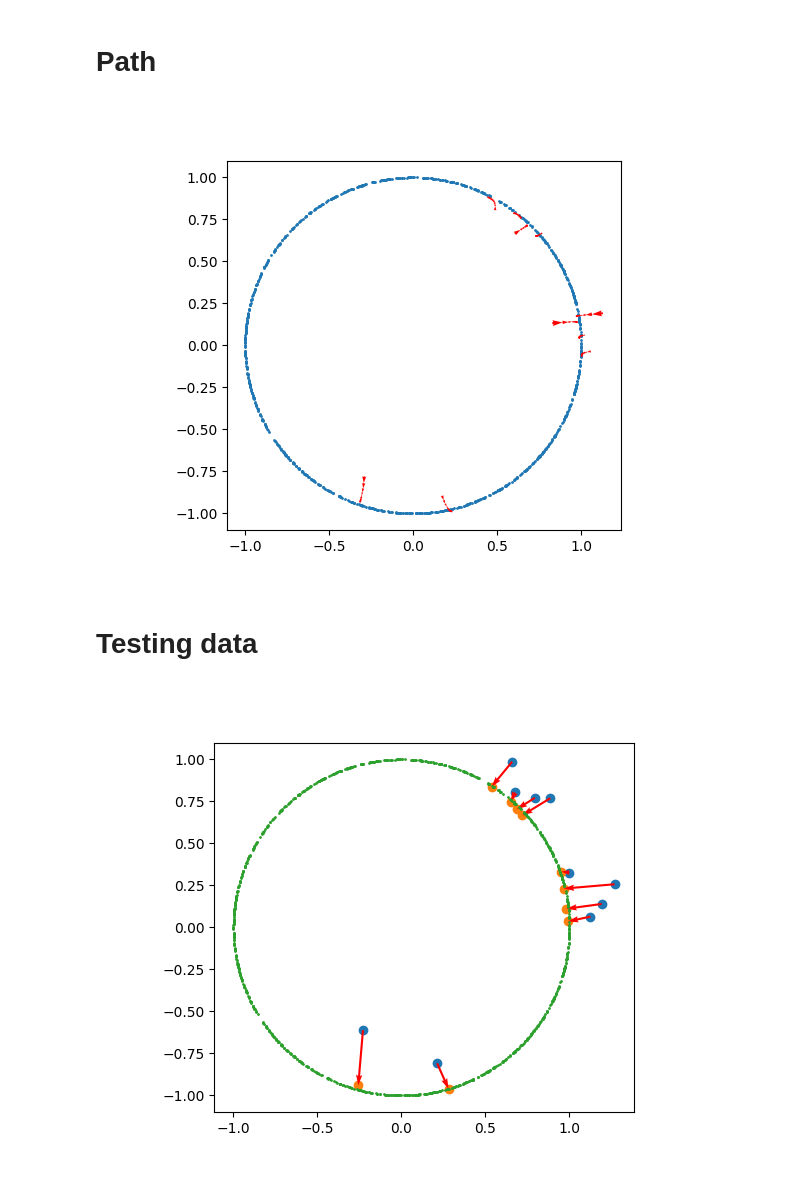
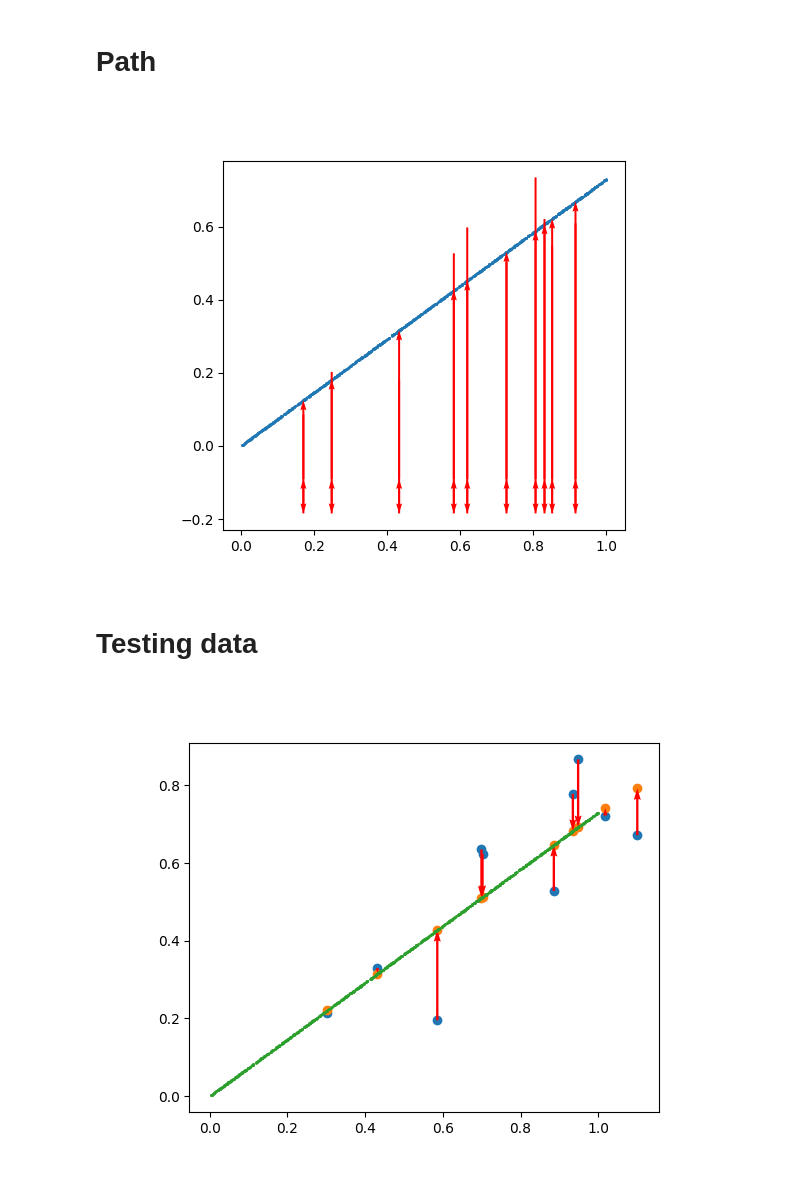
Before and after one commit to rcpaffenroth/iterativennsimple, a Jupyter notebook: notebooks/4-rcp-MLP.ipynb, the cells around one changed output. Drawn from its saved outputs; the diff is of its cells as text; code cells hidden in the pictures.

```diff
--- a/notebooks/4-rcp-MLP.ipynb
+++ b/notebooks/4-rcp-MLP.ipynb
@@ -138,6 +161,7 @@ plt.show()
 # %%
 plot_iterations = iterations
-mapped_tensor = z_start_tensor
+
+mapped_tensor = zh_start_tensor
 for i in range(plot_iterations):
     mapped_tensor = map(mapped_tensor)
 mapped_tensor = mapped_tensor.detach()
@@ -146,13 +170,13 @@ plot_points = 10
 
 plt.figure()
 
-plt.scatter(z_start_tensor[:plot_points,0], z_start_tensor[:plot_points,1])
-plt.scatter(mapped_tensor[:plot_points,0], mapped_tensor[:plot_points,1])
-dx = mapped_tensor[:plot_points,0]-z_start_tensor[:plot_points,0]
-dy = mapped_tensor[:plot_points,1]-z_start_tensor[:plot_points,1]
-plt.quiver(z_start_tensor[:plot_points,0], z_start_tensor[:plot_points,1], dx, dy, scale=1, scale_units='xy', angles='xy', color='r', width=0.005)
+plt.scatter(zh_start_tensor[:plot_points, x_idx], zh_start_tensor[:plot_points, y_idx])
+plt.scatter(mapped_tensor[:plot_points, x_idx], mapped_tensor[:plot_points, y_idx])
+dx = mapped_tensor[:plot_points, x_idx]-zh_start_tensor[:plot_points, x_idx]
+dy = mapped_tensor[:plot_points, y_idx]-zh_start_tensor[:plot_points, y_idx]
+plt.quiver(zh_start_tensor[:plot_points, x_idx], zh_start_tensor[:plot_points, y_idx], dx, dy, scale=1, scale_units='xy', angles='xy', color='r', width=0.005)
 
-plt.scatter(z_target_tensor[:,0], z_target_tensor[:,1], s=1)
+plt.scatter(zh_target_tensor[:, x_idx], zh_target_tensor[:, y_idx], s=1)
 plt.gca().set_aspect('equal')
 plt.show()
 # %% [output]
@@ -160,7 +184,7 @@ plt.show()
 # %% [markdown]
 # Path
 # %%
-mapped_tensors = [z_start_tensor]
+mapped_tensors = [zh_start_tensor]
 for i in range(iterations):
     mapped_tensors.append(map(mapped_tensors[i]).detach())
 
@@ -168,43 +192,43 @@ plot_points = 10
 
 plt.figure()
 
-plt.scatter(z_target_tensor[:,0], z_target_tensor[:,1], s=1)
+plt.scatter(zh_target_tensor[:, x_idx], zh_target_tensor[:, y_idx], s=1)
 for i, mapped_tensor in enumerate(mapped_tensors):
     if i > 0:
         start = mapped_tensors[i-1]
         target = mapped_tensors[i]
-        dx = target[:plot_points,0]-start[:plot_points,0]
-        dy = target[:plot_points,1]-start[:plot_points,1]
-        plt.quiver(start[:plot_points,0], start[:plot_points,1], dx, dy, scale=1, scale_units='xy', angles='xy', color='r', width=0.005)
+        dx = target[:plot_points, x_idx]-start[:plot_points, x_idx]
+        dy = target[:plot_points, y_idx]-start[:plot_points, y_idx]
+        plt.quiver(start[:plot_points, x_idx], start[:plot_points, y_idx], dx, dy, scale=1, scale_units='xy', angles='xy', color='r', width=0.005)
 
 plt.gca().set_aspect('equal')
 plt.show()
 # %% [output]
-[figure, old version]
+[figure, new version]
 # %% [markdown]
 # Testing data
 # %%
-z_start_tensor_test = z_start_tensor+torch.rand_like(z_start_tensor)*0.2
-mapped_tensor = z_start_tensor_test
+zh_start_tensor_test = zh_start_tensor+torch.rand_like(zh_start_tensor)*0.2
+mapped_tensor = zh_start_tensor_test
 for i in range(iterations):
     mapped_tensor = map(mapped_tensor)
 mapped_tensor = mapped_tensor.detach()
 
 plot_points = 10
 
 plt.figure()
 
-plt.scatter(z_start_tensor_test[:plot_points,0],
-            z_start_tensor_test[:plot_points,1])
-plt.scatter(mapped_tensor[:plot_points,0], mapped_tensor[:plot_points,1])
-dx = mapped_tensor[:plot_points,0]-z_start_tensor_test[:plot_points,0]
-dy = mapped_tensor[:plot_points,1]-z_start_tensor_test[:plot_points,1]
-plt.quiver(z_start_tensor_test[:plot_points,0],
-           z_start_tensor_test[:plot_points,1],
+plt.scatter(zh_start_tensor_test[:plot_points, x_idx],
+            zh_start_tensor_test[:plot_points, y_idx])
+plt.scatter(mapped_tensor[:plot_points, x_idx], mapped_tensor[:plot_points, y_idx])
+dx = mapped_tensor[:plot_points, x_idx]-zh_start_tensor_test[:plot_points, x_idx]
+dy = mapped_tensor[:plot_points, y_idx]-zh_start_tensor_test[:plot_points, y_idx]
+plt.quiver(zh_start_tensor_test[:plot_points, x_idx],
+           zh_start_tensor_test[:plot_points, y_idx],
            dx, dy, scale=1, scale_units='xy', angles='xy', color='r', width=0.005)
 
-plt.scatter(z_target_tensor[:,0], z_target_tensor[:,1], s=1)
+plt.scatter(zh_target_tensor[:, x_idx], zh_target_tensor[:, y_idx], s=1)
 plt.gca().set_aspect('equal')
 plt.show()
 # %% [output]
-[figure, old version]
+[figure, new version]
```
Also changed, not shown: parts of 9 cells of this notebook, 2 other files.
